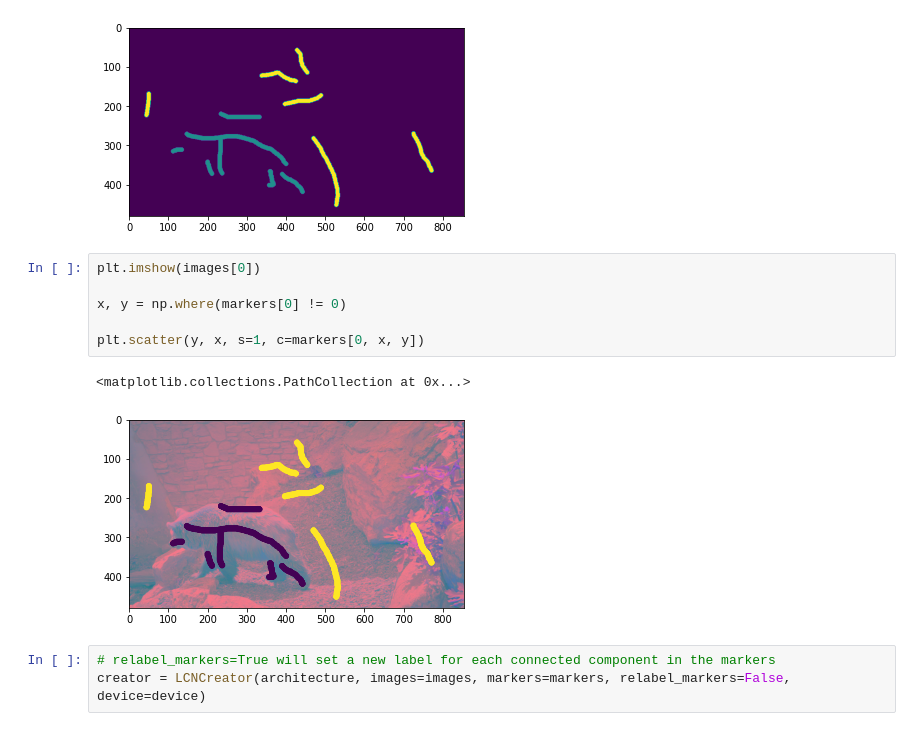
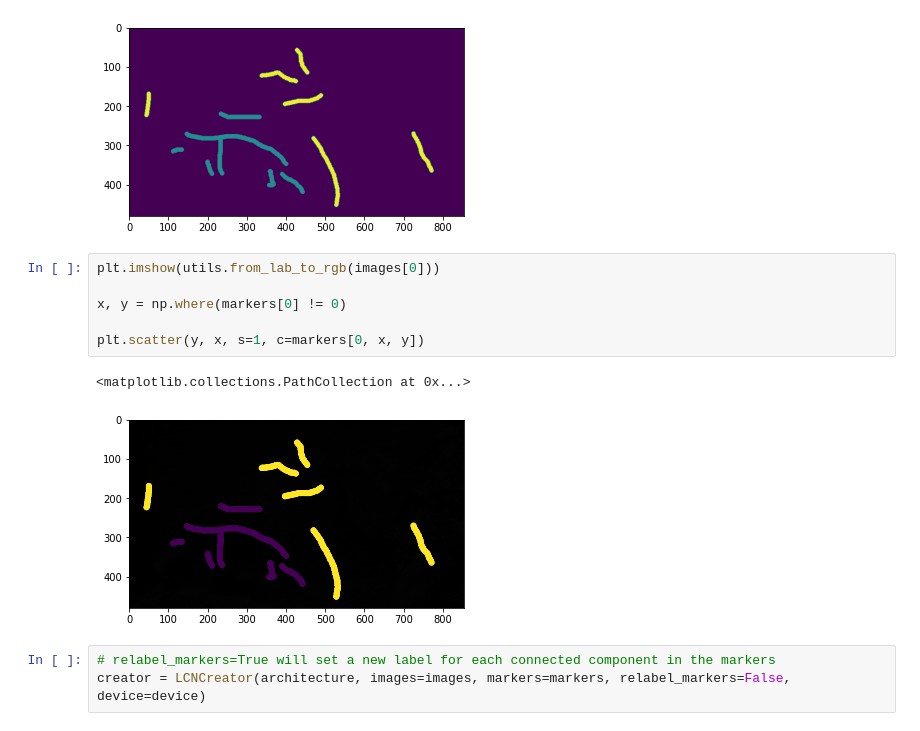
Before and after one commit to LIDS-UNICAMP/FLIM, a Jupyter notebook: example/build_feature_extractor.ipynb, the cells around one changed output. Drawn from its saved outputs; the diff is of its cells as text.

```diff
--- a/example/build_feature_extractor.ipynb
+++ b/example/build_feature_extractor.ipynb
@@ -29,14 +29,14 @@ plt.imshow(markers[0])
 <matplotlib.image.AxesImage at 0x...>
 [figure]
 # %%
-plt.imshow(images[0])
+plt.imshow(utils.from_lab_to_rgb(images[0]))
 
 x, y = np.where(markers[0] != 0)
 
 plt.scatter(y, x, s=1, c=markers[0, x, y])
 # %% [output]
 <matplotlib.collections.PathCollection at 0x...>
-[figure, old version]
+[figure, new version]
 # %%
 # relabel_markers=True will set a new label for each connected component in the markers
 creator = LCNCreator(architecture, images=images, markers=markers, relabel_markers=False, device=device)
```
Also changed, not shown: parts of 3 cells of this notebook, 2 other files.
